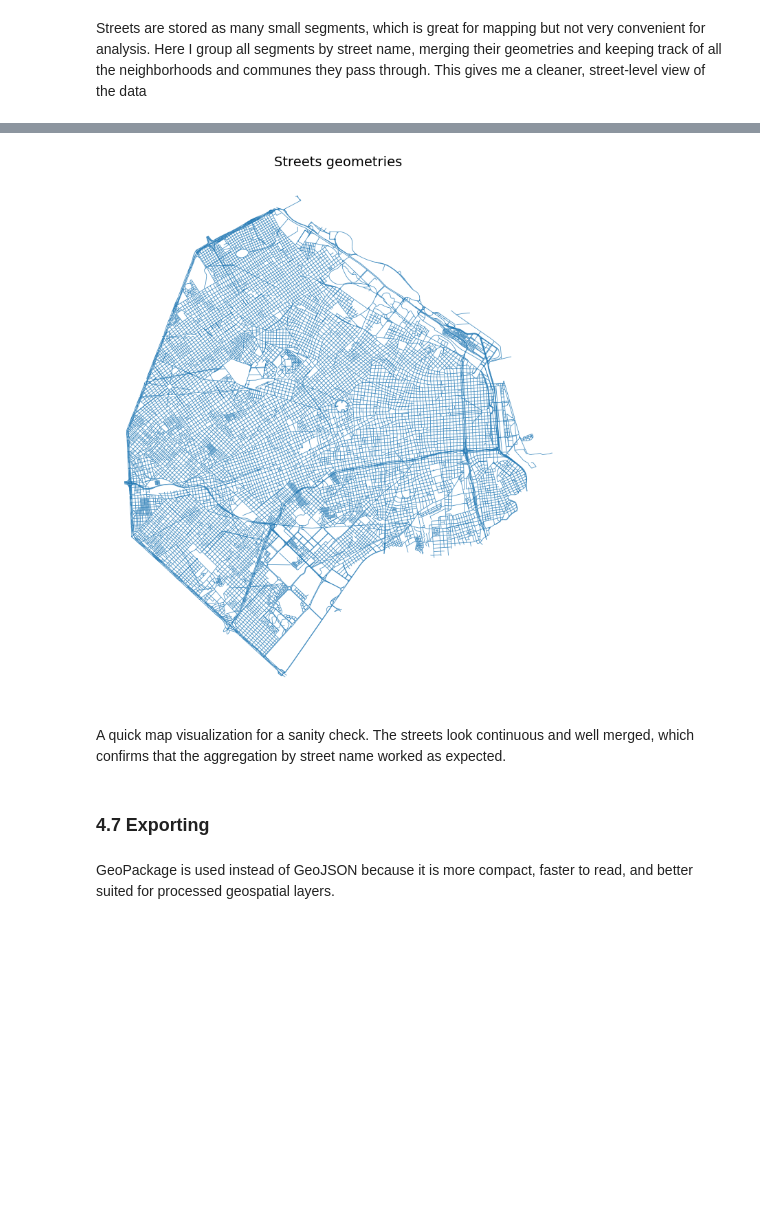
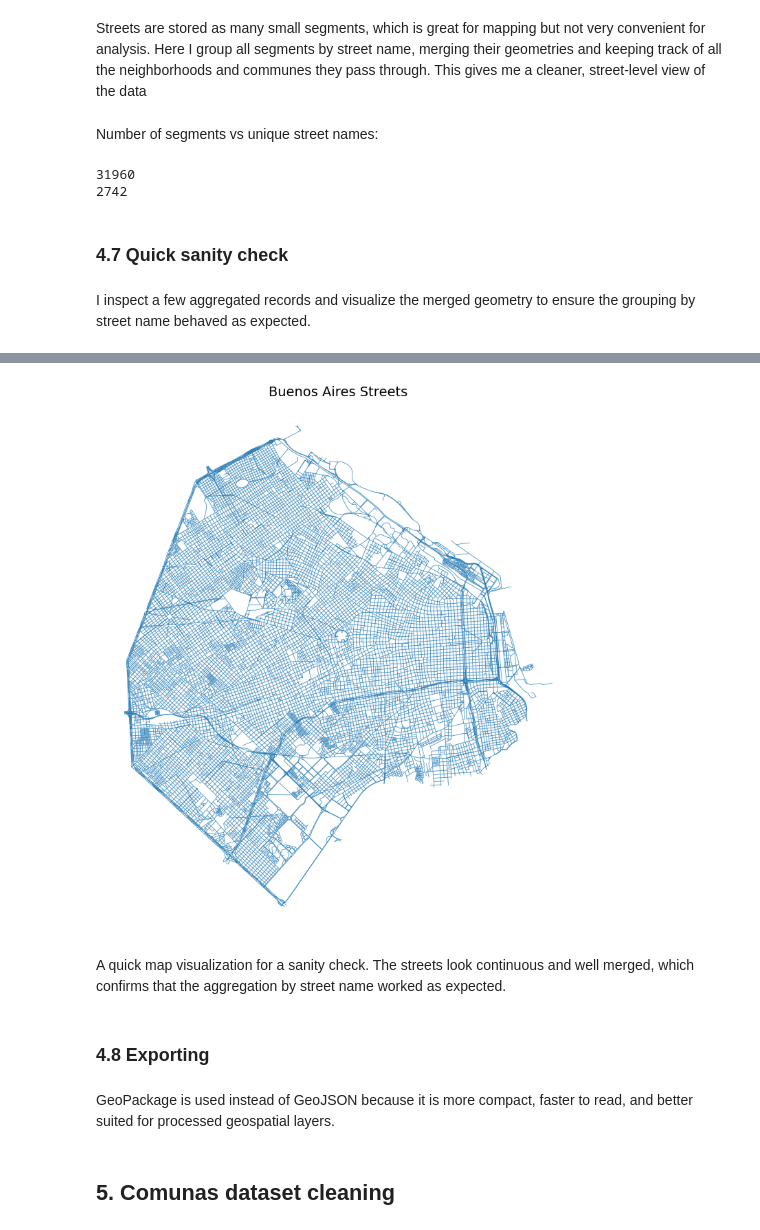
Before and after one commit to FacundoBerthet/caba-public-transport-analysis, a Jupyter notebook: notebooks/01_data_cleaning.ipynb, the cells around one changed output, grey strips where cells are left out. Cells and saved outputs as stored; diff of their text form; code cells hidden in the pictures; blank space fills up the shorter version.

Commit message:
fixes, calles, barrios, comunas and stops cleaned

```diff
--- a/notebooks/01_data_cleaning.ipynb
+++ b/notebooks/01_data_cleaning.ipynb
@@ -157,9 +157,7 @@ from normalize_strings import normalize_strings
 cols_to_norm = ["calle", "barrio", "barrio_par", "barrio_imp"]
 
 for col in cols_to_norm:
-    calles[col] = calles[col].apply(
-        lambda x: normalize_strings(x)
-    )
+    calles[col] = calles[col].apply(lambda x: normalize_strings(x))
 # %% [markdown]
 ### 4.4 Data Quality
 # %% [markdown]
@@ -243,6 +241,18 @@ calles_agg = gpd.GeoDataFrame(
     geometry="geometry",
     crs=calles.crs
 )
+# %% [markdown]
+Number of segments vs unique street names:
+# %%
+print(calles["calle"].count())
+print(calles_agg["calle"].count())
+# %% [output]
+31960
+2742
+# %% [markdown]
+### 4.7 Quick sanity check
+# %% [markdown]
+I inspect a few aggregated records and visualize the merged geometry to ensure the grouping by street name behaved as expected.
 # %%
 calles_agg.head()
 # %% [output]
@@ -253,20 +263,16 @@ calles_agg.head()
 | 3 | 10 DE ENERO DE 2001 | LINESTRING (-58.46297 -34.67407, ... | [VILLA LUGANO] | [8] |
 | 4 | 10 DE OCTUBRE DE 1996 | MULTILINESTRING ((-58.40121 -34.6... | [BARRACAS] | [4] |
 # %%
-ax = calles_agg.plot(
-    figsize=(10, 10),
-    linewidth=0.6,
-    alpha=0.8
-)
+ax = calles_agg.plot(figsize=(10, 10), linewidth=0.6, alpha=0.8)
 
-ax.set_title("Streets geometries", fontsize=14)
+ax.set_title("Buenos Aires Streets", fontsize=14)
 ax.set_axis_off()
 # %% [output]
-[figure, old version]
+[figure, new version]
 # %% [markdown]
 A quick map visualization for a sanity check. The streets look continuous and well merged, which confirms that the aggregation by street name worked as expected.
 # %% [markdown]
-### 4.7 Exporting
+### 4.8 Exporting
 # %% [markdown]
 GeoPackage is used instead of GeoJSON because it is more compact, faster to read, and better suited for processed geospatial layers.
 # %%
@@ -274,3 +280,5 @@ PROCESSED_PATH = PROJECT_ROOT / "data" / "processed"
 output_path = PROCESSED_PATH / "calles.gpkg"
 
 calles_agg.to_file(output_path, layer="calles", driver="GPKG")
+# %% [markdown]
+## 5. Comunas dataset cleaning
```
Also changed, not shown: parts of 122 cells of this notebook.
